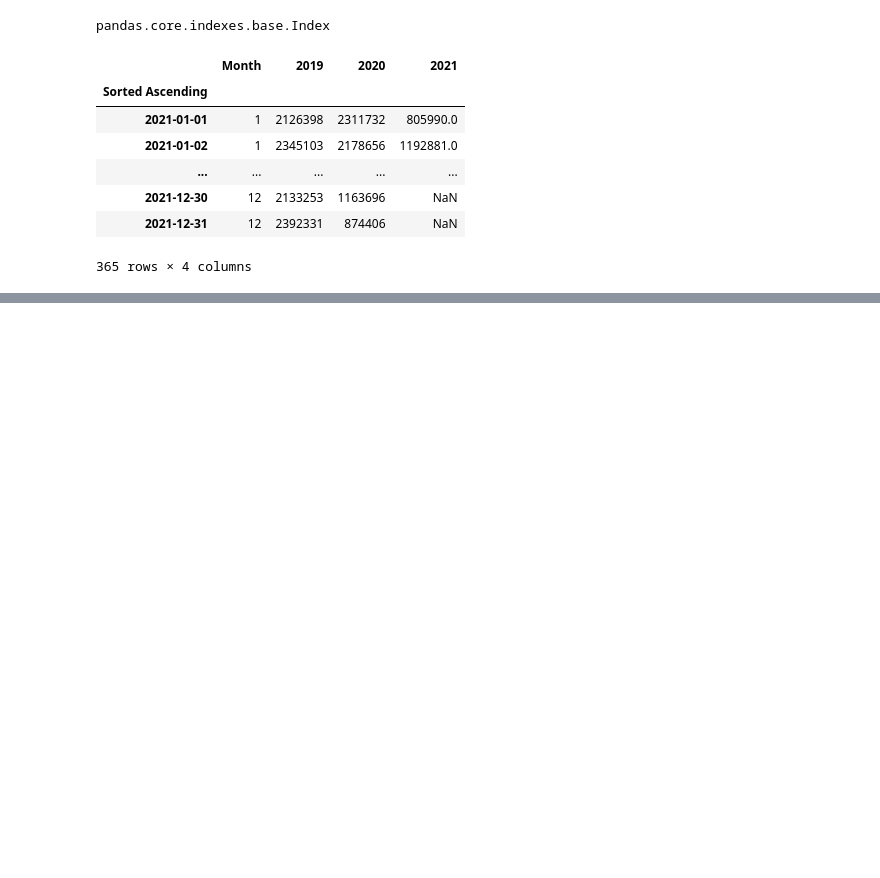
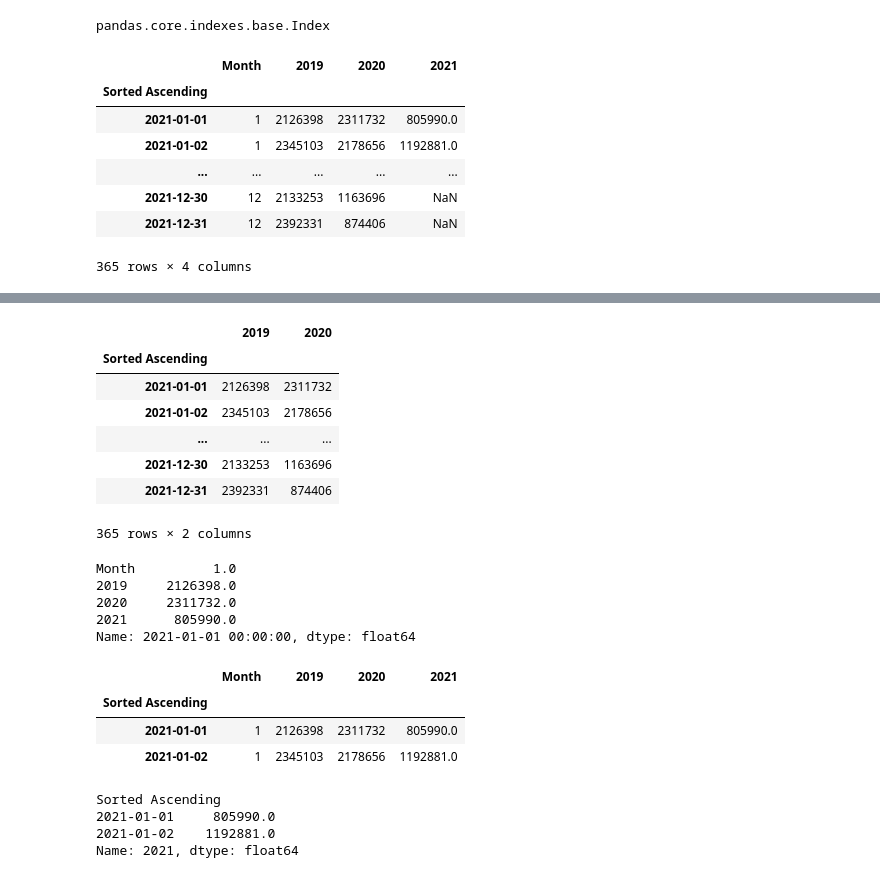
Before and after one commit to bossiilaria/Python, a Jupyter notebook: TSA_Numbers_YOY.ipynb, the cells around one changed output, grey strips where cells are left out. Cells and saved outputs as stored; diff of their text form; code cells hidden in the pictures; blank space fills up the shorter version.

```diff
--- a/TSA_Numbers_YOY.ipynb
+++ b/TSA_Numbers_YOY.ipynb
@@ -102,0 +129,3 @@ KeyError: ('2019', (2311732, 217856))
+# %%
+#Let's give it a name, df
+df = pd.read_excel('TSA_Month_YoY.xlsx', index_col = 0, header = 0, usecols = [8, 9, 10, 11, 12])
@@ -102,0 +175,38 @@ KeyError: ('2019', (2311732, 217856))
+# %%
+#We can also access multiple columns
+df[[2019, 2020]]
+# %% [output]
+|  | 2019 | 2020 |
+| Sorted Ascending |  |  |
+| 2021-01-01 | 2126398 | 2311732 |
+| 2021-01-02 | 2345103 | 2178656 |
+| ... | ... | ... |
+| 2021-12-30 | 2133253 | 1163696 |
+| 2021-12-31 | 2392331 | 874406 |
+365 rows × 2 columns
+# %%
+#Above we saw how to access columns. Let's now see how do we access rows. We can do that with loc and iloc (integer location).
+#Returns a series with the values in the first row:
+df.iloc[0]
+# %% [output]
+Month          1.0
+2019     2126398.0
+2020     2311732.0
+2021      805990.0
+Name: 2021-01-01 00:00:00, dtype: float64
+# %%
+#This is how to see multiple rows, for example first and second
+df.iloc[[0, 1]]
+# %% [output]
+|  | Month | 2019 | 2020 | 2021 |
+| Sorted Ascending |  |  |  |  |
+| 2021-01-01 | 1 | 2126398 | 2311732 | 805990.0 |
+| 2021-01-02 | 1 | 2345103 | 2178656 | 1192881.0 |
+# %%
+#If I only wanted to access the 2021 first two rows:
+df.iloc[[0, 1], 3]
+# %% [output]
+Sorted Ascending
+2021-01-01     805990.0
+2021-01-02    1192881.0
+Name: 2021, dtype: float64
```
Also changed, not shown: parts of 25 cells of this notebook, 1 other file.
